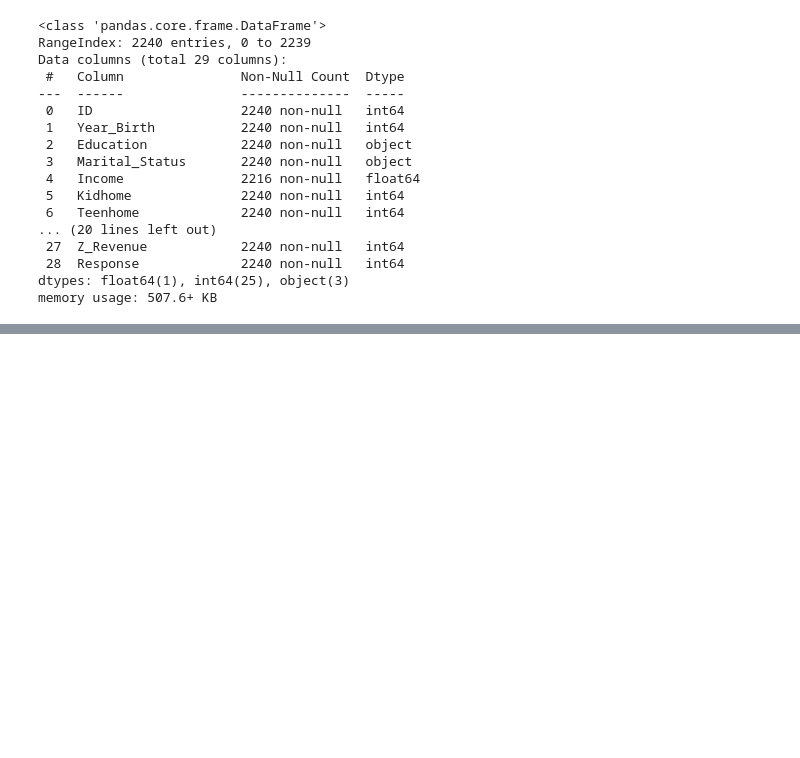
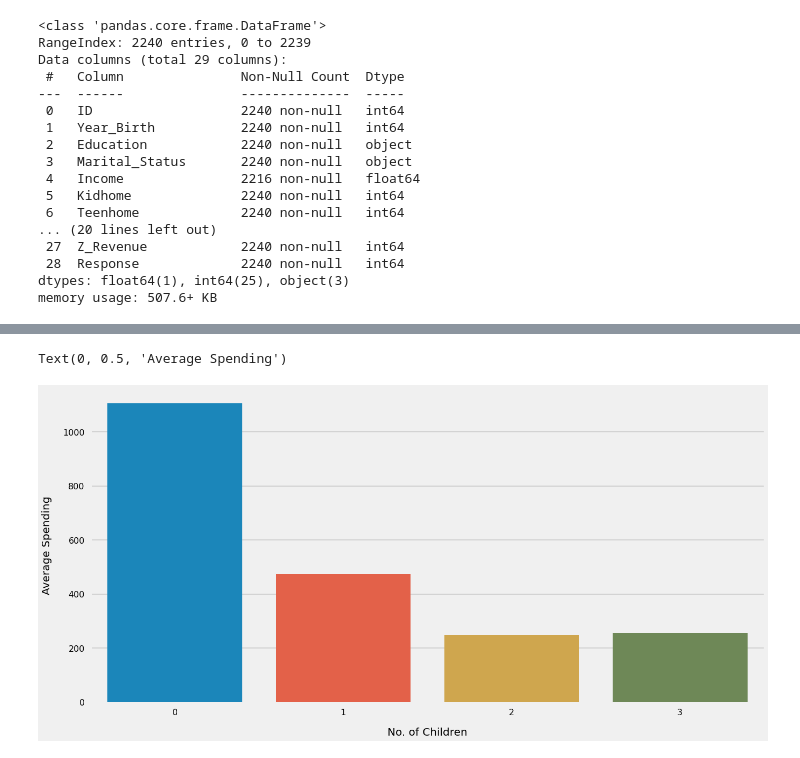
Before and after one commit to DataMinati/100-Super-Notebooks, a Jupyter notebook: Customer_Segmentation.ipynb, the cells around one changed output, grey strips where cells are left out. Saved outputs shown, nothing was run; the diff lists cells and outputs as text; code cells hidden in the pictures; blank space fills up the shorter version.

```diff
--- a/Customer_Segmentation.ipynb
+++ b/Customer_Segmentation.ipynb
@@ -95,0 +140,14 @@ fig.show()
+# %%
+childrenspending = customer.groupby('Children')['TotalSpendings'].mean().sort_values(ascending=False)
+childrenspending_df = pd.DataFrame(list(childrenspending.items()), columns=['No. of Children', 'Average Spending'])
+
+plt.figure(figsize=(20,10))
+
+sns.barplot(data=childrenspending_df,  x="No. of Children", y="Average Spending");
+plt.xticks( fontsize=16)
+plt.yticks( fontsize=16)
+plt.xlabel('No. of Children', fontsize=20, labelpad=20)
+plt.ylabel('Average Spending', fontsize=20, labelpad=20)
+# %% [output]
+Text(0, 0.5, 'Average Spending')
+[figure, added]
```
Also changed, not shown: parts of 31 cells of this notebook.
